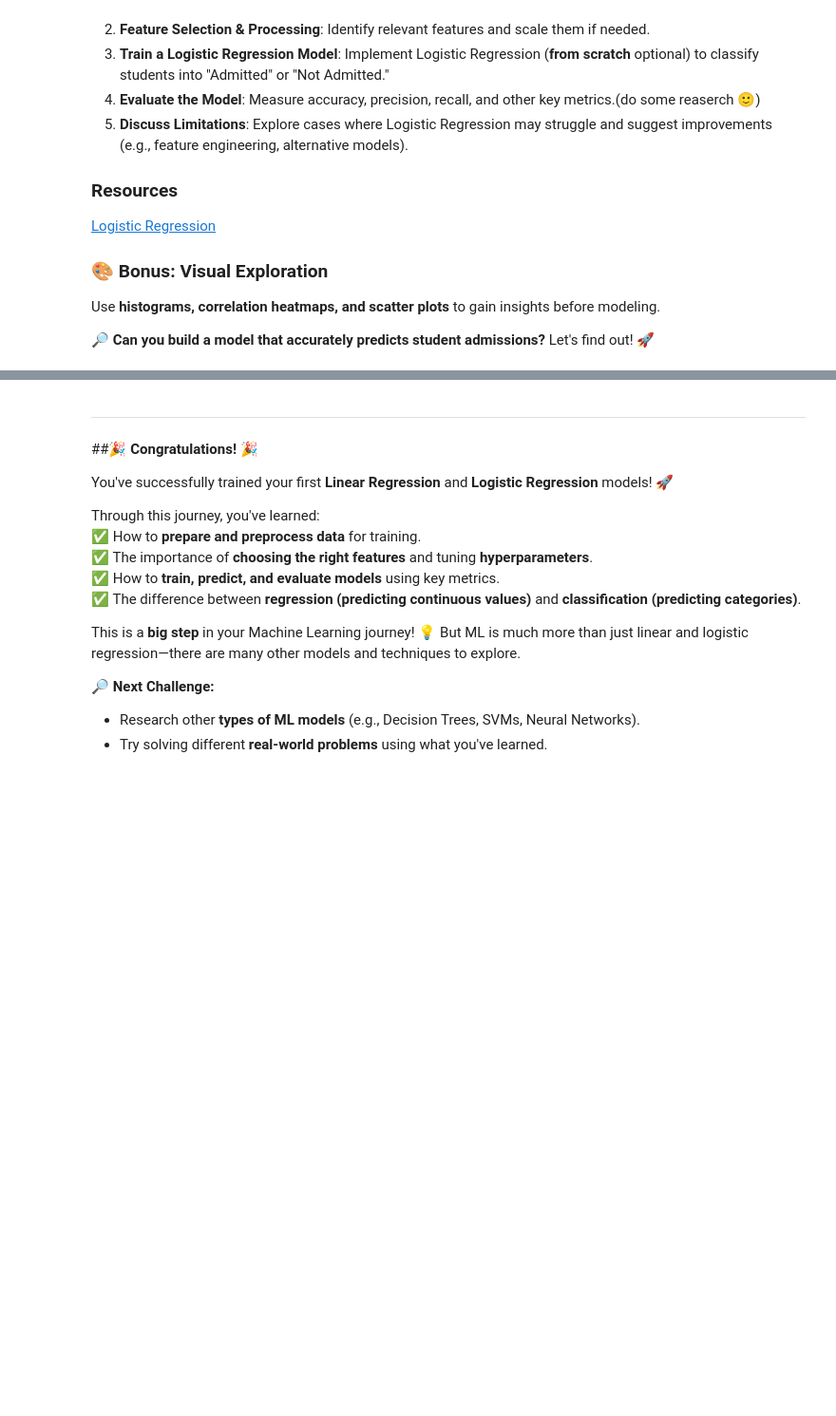
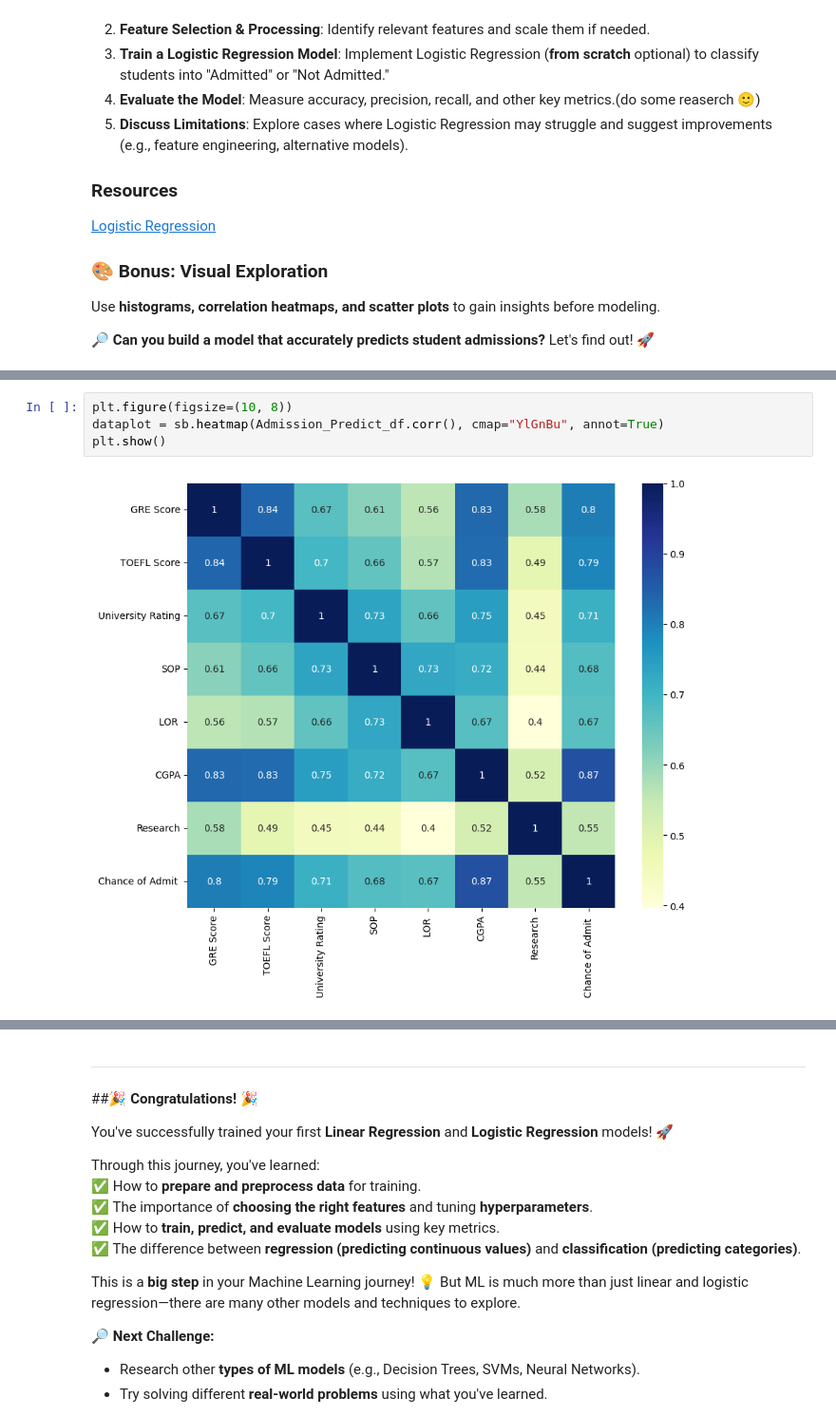
Before and after one commit to ERROR244/Entry-Level-ML-Engineer-Bootcamp, a Jupyter notebook: Week02/notebook.ipynb, the cells around one changed output, grey strips where cells are left out. Shown at 95% size. Drawn from its saved outputs; the diff is of its cells as text; blank space fills up the shorter version.

```diff
--- a/Week02/notebook.ipynb
+++ b/Week02/notebook.ipynb
@@ -787,0 +855,6 @@ Use **histograms, correlation heatmaps, and scatter plots** to gain insights bef
+# %%
+plt.figure(figsize=(10, 8))
+dataplot = sb.heatmap(Admission_Predict_df.corr(), cmap="YlGnBu", annot=True)
+plt.show()
+# %% [output]
+[figure, added]
```
Also changed, not shown: parts of 24 cells of this notebook, 2 other files.
